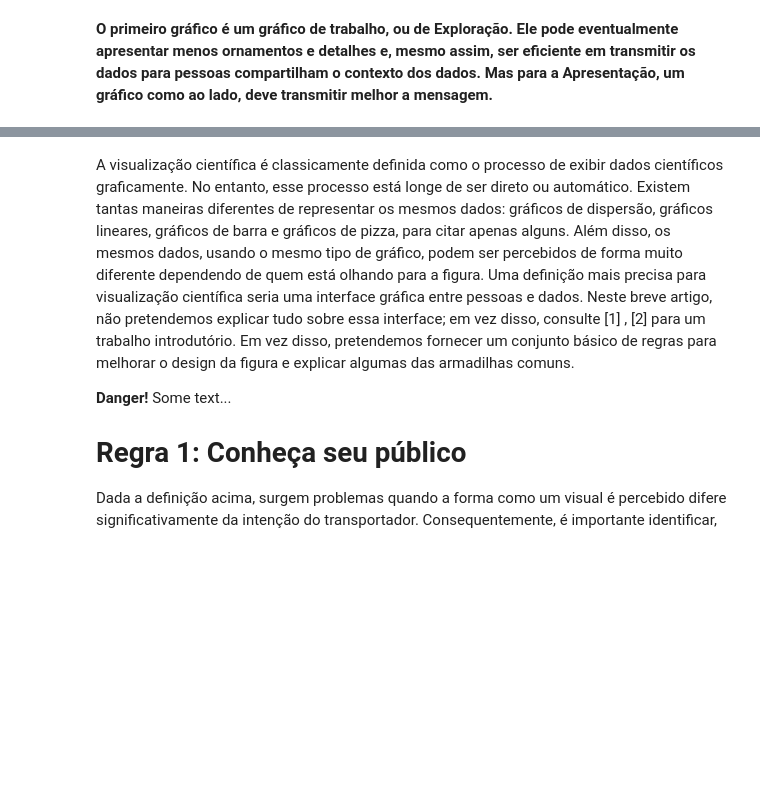
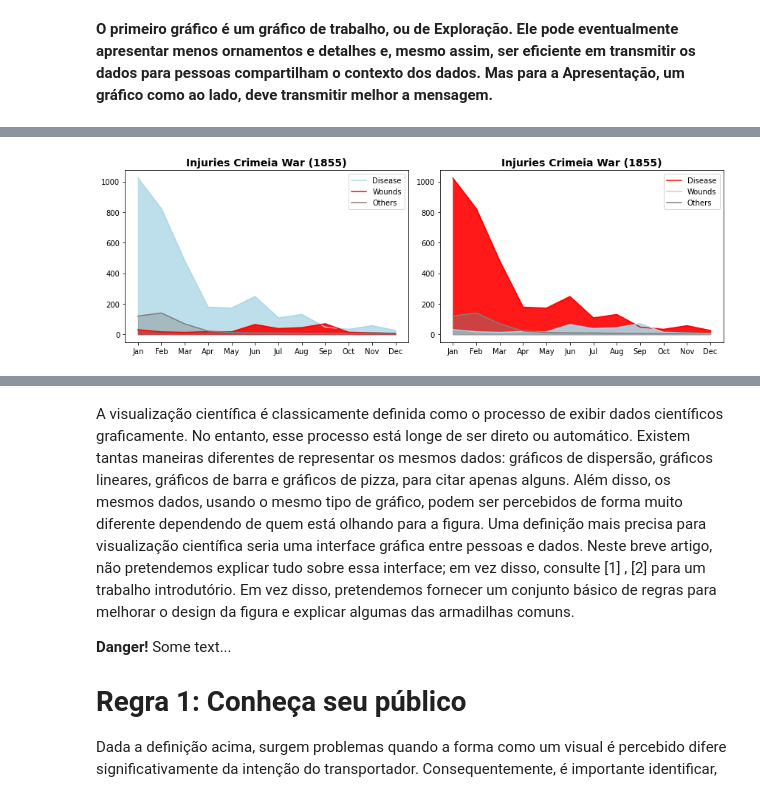
Before and after one commit to Rogerio-mack/Visualizacao-de-Dados-em-Python, a Jupyter notebook: c7_parte_1.ipynb, the cells around one changed output, grey strips where cells are left out. Drawn from its saved outputs; the diff is of its cells as text; code cells hidden in the pictures; blank space fills up the shorter version.

```diff
--- a/c7_parte_1.ipynb
+++ b/c7_parte_1.ipynb
@@ -157,0 +187,4 @@ plt.show()
+# %%
+data= pd.read_csv('http://meusite.mackenzie.br/rogerio/data_load/nightingale.csv',index_col=0)
+data = data[ data.Year == 1855 ]
+data.head()
@@ -157,0 +198,27 @@ plt.show()
+# %%
+plt.figure(figsize=(12,4))
+
+plt.subplot(1,2,1)
+plt.plot(data['Month'],data['Disease.rate'], alpha=1.0, color='lightblue', label='Disease')
+plt.fill_between(data['Month'],data['Disease.rate'], alpha=0.8, color='lightblue')
+plt.plot(data['Month'],data['Wounds.rate'], alpha=1.0, color='red', label='Wounds')
+plt.fill_between(data['Month'],data['Wounds.rate'], alpha=0.9, color='red')
+plt.plot(data['Month'],data['Other.rate'], alpha=1.0, color='grey', label='Others')
+plt.fill_between(data['Month'],data['Other.rate'], alpha=0.4, color='grey')
+plt.title('Injuries Crimeia War (1855)', fontsize=14, weight='bold')
+plt.legend()
+
+plt.subplot(1,2,2)
+plt.plot(data['Month'],data['Disease.rate'], alpha=1.0, color='r', label='Disease')
+plt.fill_between(data['Month'],data['Disease.rate'], alpha=0.9, color='r')
+plt.plot(data['Month'],data['Wounds.rate'], alpha=1.0, color='lightblue', label='Wounds')
+plt.fill_between(data['Month'],data['Wounds.rate'], alpha=0.9, color='lightblue')
+plt.plot(data['Month'],data['Other.rate'], alpha=1.0, color='grey', label='Others')
+plt.fill_between(data['Month'],data['Other.rate'], alpha=0.4, color='grey')
+plt.title('Injuries Crimeia War (1855)', fontsize=14, weight='bold')
+plt.legend()
+
+plt.tight_layout()
+plt.show()
+# %% [output]
+[figure, added]
```
Also changed, not shown: parts of 9 cells of this notebook.
